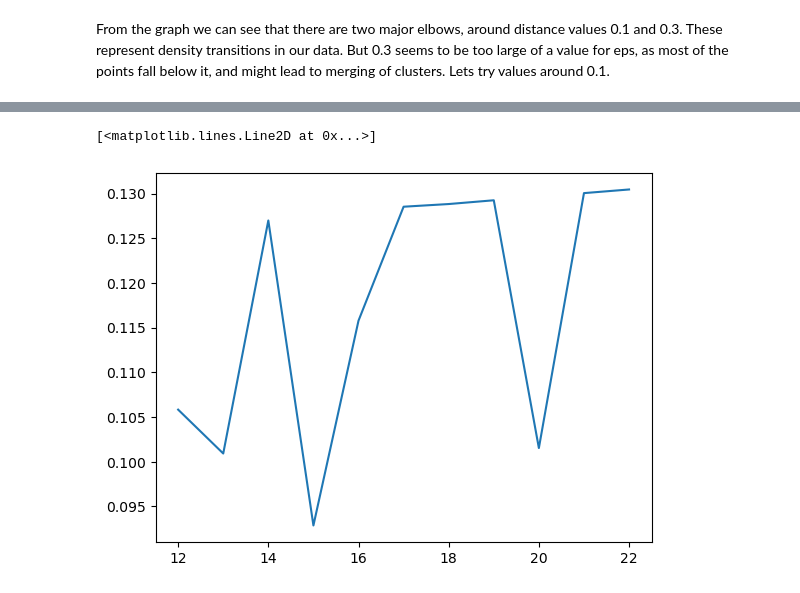
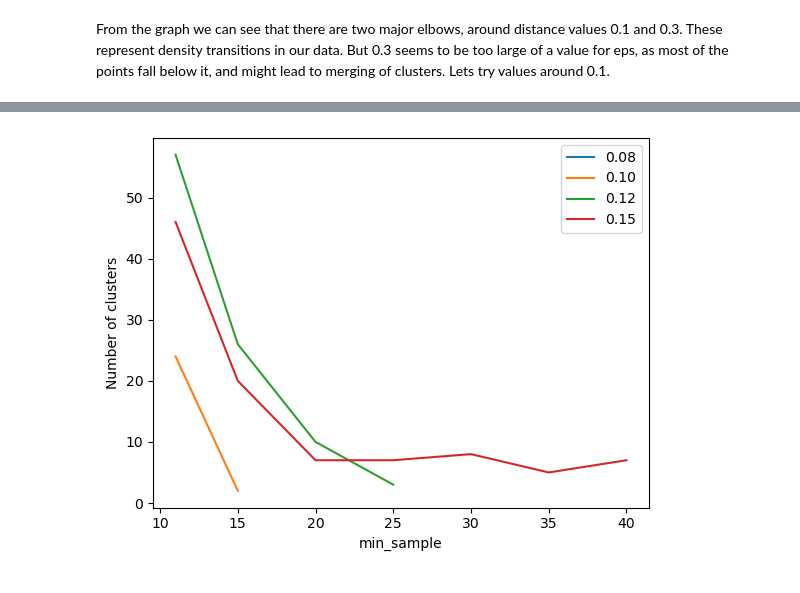
Before and after one commit to ty4g1/music_mood_classifier, a Jupyter notebook: music_clustering.ipynb, the cells around one changed output, grey strips where cells are left out. Drawn from its saved outputs; the diff is of its cells as text; code cells hidden in the pictures.

```diff
--- a/music_clustering.ipynb
+++ b/music_clustering.ipynb
@@ -278,26 +283,0 @@ We can see that an eps value of 0.5 results in most points being classified as n
-# %%
-# With eps = 1.5
-
-num_clusters = {}
-num_noise = {}
-silhouette_scores = {}
-
-for i in range(12, 23):
-    dbscan = DBSCAN(eps=1.5, min_samples=i)
-    labels = dbscan.fit_predict(X)
-
-    # Skip if all points are noise
-    if len(np.unique(labels)) < 2:
-        print("All noise for", i)
-        continue
-
-    # Calculate metrics
-    num_clusters[i] = len(np.unique(labels[labels != -1]))
-    num_noise[i] = sum(labels == -1)
-
-    # Calculate silhouette score (excluding noise points)
-    if -1 in labels:
-        silhouette_scores[i] = silhouette_score(X[labels != -1],
-                                    labels[labels != -1])
-    else:
-        silhouette_scores[i] = silhouette_score(X, labels)
@@ -314,5 +284,9 @@ plt.plot(num_noise.keys(), num_noise.values())
-# %%
-plt.plot(silhouette_scores.keys(), silhouette_scores.values())
-# %% [output]
-[<matplotlib.lines.Line2D at 0x...>]
-[figure, removed]
+# %%
+for i in range(len(eps_values)):
+    plt.plot(results[i][0].keys(), results[i][0].values(), label="{:.2f}".format(eps_values[i]))
+plt.legend()
+plt.xlabel('min_sample')
+plt.ylabel('Number of clusters')
+plt.show()
+# %% [output]
+[figure, added]
```
Also changed, not shown: parts of 9 cells of this notebook.
